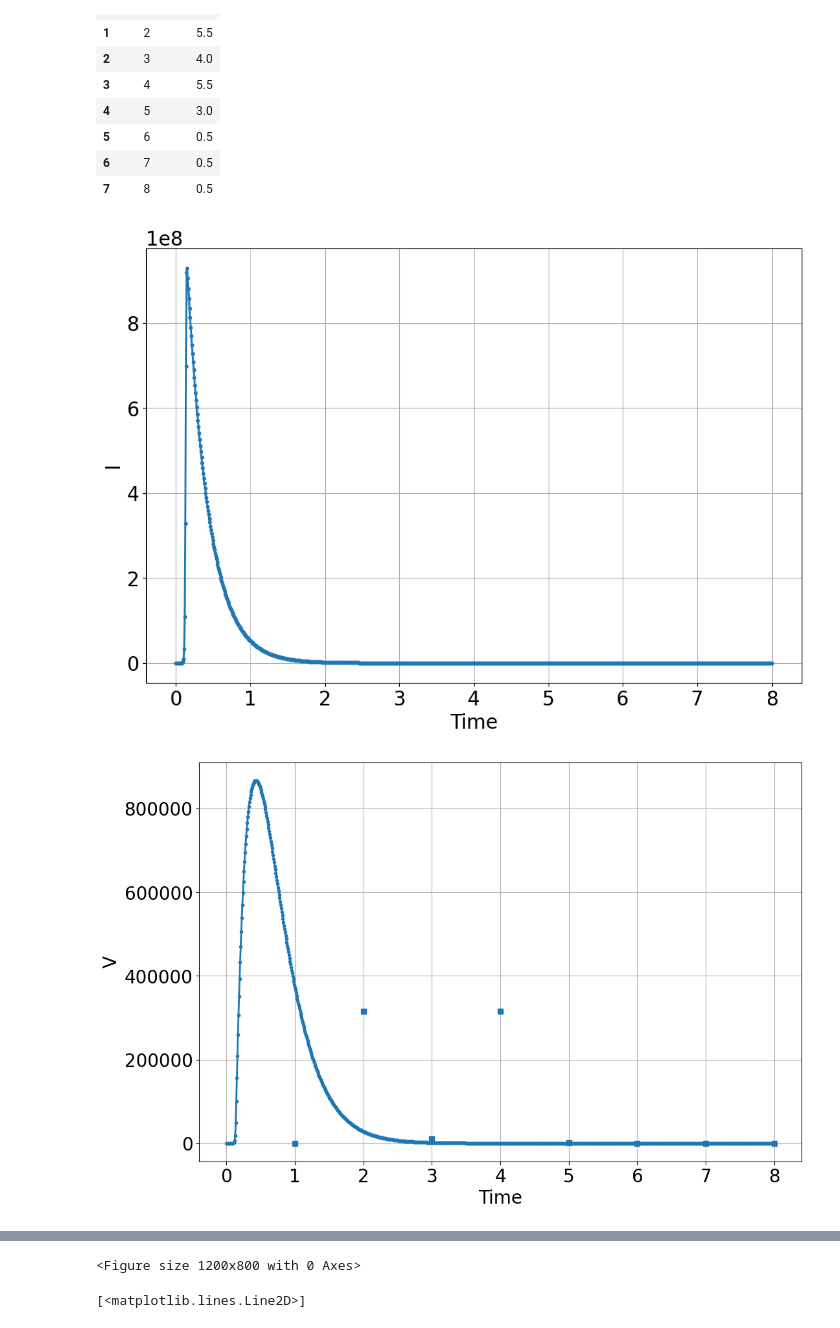
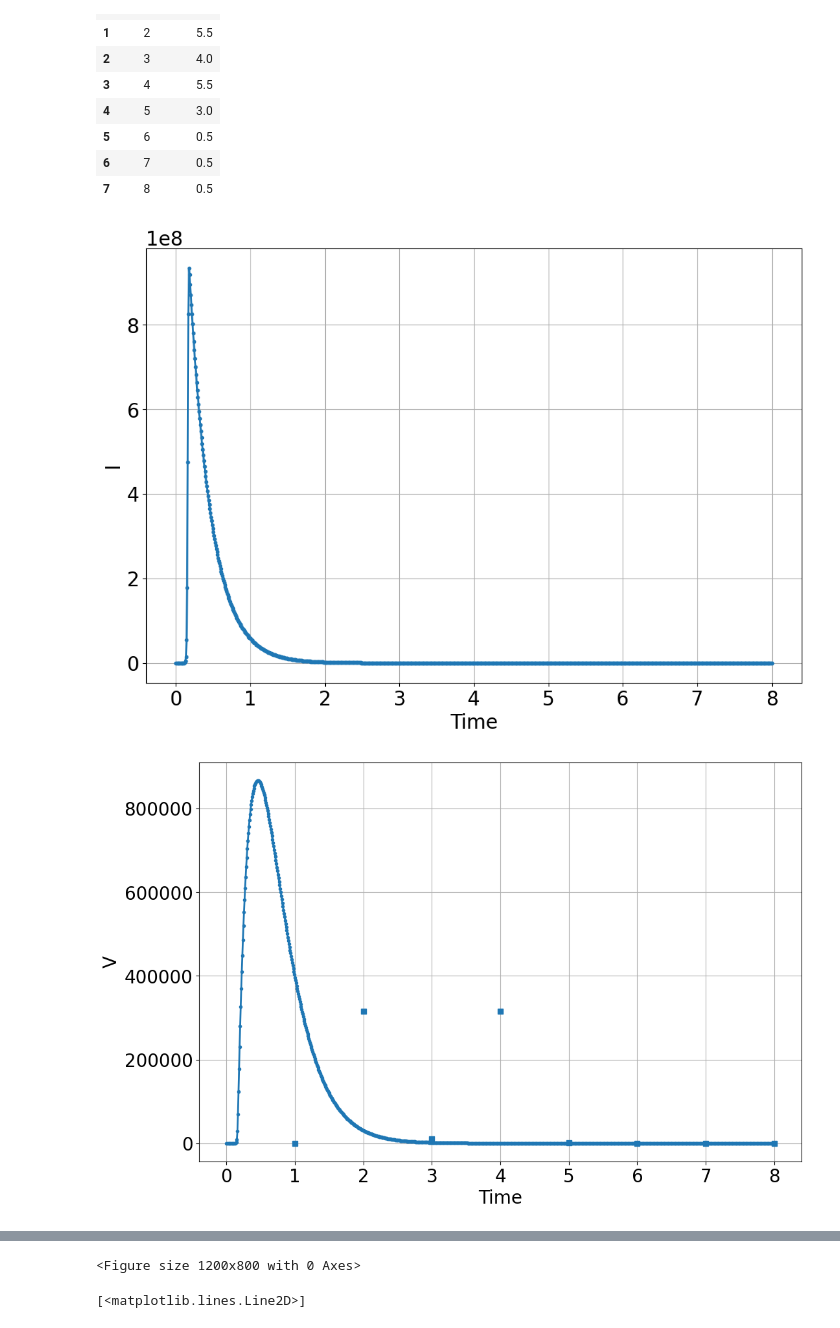
Before and after one commit to bblais/Computer-Programming-for-the-Sciences-Spring-2024, a Jupyter notebook: Sprint #4 - Scientific Questions/2024-04-25 - Class.ipynb, the cells around one changed output, grey strips where cells are left out. Drawn from its saved outputs; the diff is of its cells as text; code cells hidden in the pictures.

```diff
--- a/Sprint #4 - Scientific Questions/2024-04-25 - Class.ipynb
+++ b/Sprint #4 - Scientific Questions/2024-04-25 - Class.ipynb
@@ -28,11 +28,11 @@ y_data=y
 # %%
 sim=Simulation()
 sim.add("T'=-β*T*V",initial_value=1e9,plot=True) # uninfected
-sim.add("I'=β*T*V-δ*I",initial_value=1,plot=True) # infected
+sim.add("I'=β*T*V-δ*I",initial_value=.01,plot=True) # infected
 sim.add("V'=p*I-c*V",initial_value=0,plot=True)  # viral load
 sim.add_data(t=t_data,V=y_data,plot=True)
 sim.params(β=3.4e-3,δ=3.4,p=7.9e-3,c=3.3) #(β=0.2,δ=0.1,p=0.5,c=0.1)
 sim.run(8)
 # %% [output]
-[figure, old version]
+[figure, new version]
 [figure]
```
Also changed, not shown: parts of 1 cell of this notebook, 1 other file.
